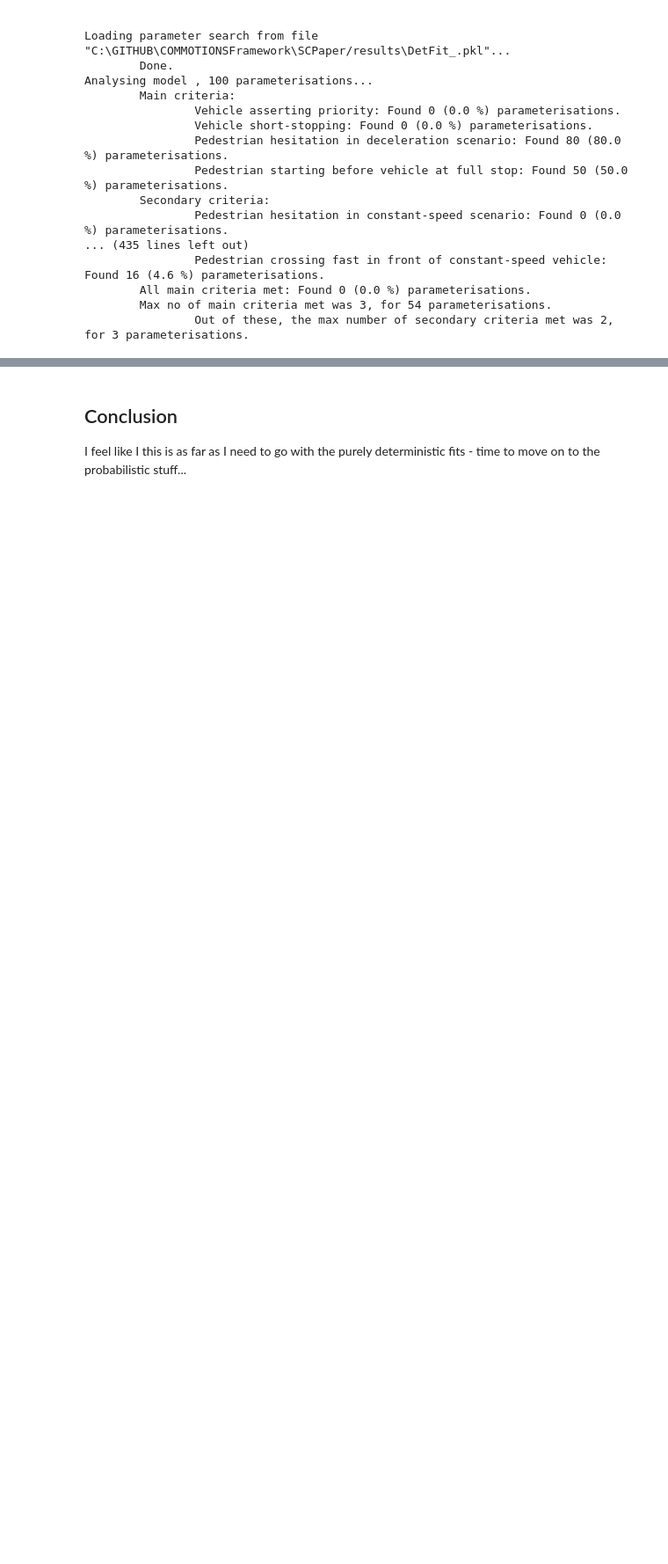
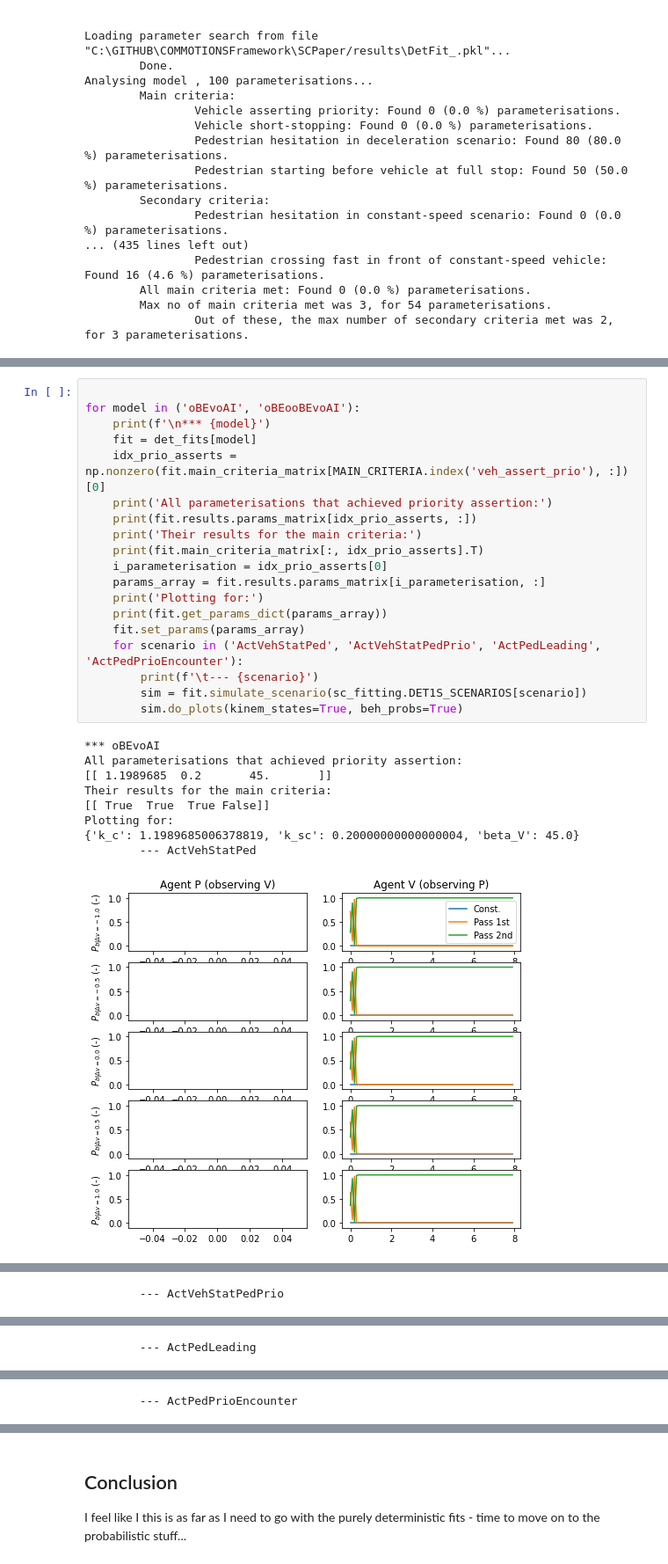
Before and after one commit to gmarkkula/COMMOTIONSFramework, a Jupyter notebook: diary notebooks/2021-10-29 Same integration-based deterministic fits again, with expanded grid.ipynb, the cells around one changed output, grey strips where cells are left out. Shown at 88% size. Cells and saved outputs as stored; diff of their text form; blank space fills up the shorter version.

```diff
--- a/diary notebooks/2021-10-29 Same integration-based deterministic fits again, with expanded grid.ipynb
+++ b/diary notebooks/2021-10-29 Same integration-based deterministic fits again, with expanded grid.ipynb
@@ -75,0 +82,29 @@ for model in ('oVAaoVAloBEvoAI', 'oVAaoVAloBEooBEvoAI'):
+# %%
+
+for model in ('oBEvoAI', 'oBEooBEvoAI'):
+    print(f'\n*** {model}')
+    fit = det_fits[model]
+    idx_prio_asserts = np.nonzero(fit.main_criteria_matrix[MAIN_CRITERIA.index('veh_assert_prio'), :])[0]
+    print('All parameterisations that achieved priority assertion:')
+    print(fit.results.params_matrix[idx_prio_asserts, :])
+    print('Their results for the main criteria:')
+    print(fit.main_criteria_matrix[:, idx_prio_asserts].T)
+    i_parameterisation = idx_prio_asserts[0]
+    params_array = fit.results.params_matrix[i_parameterisation, :]
+    print('Plotting for:')
+    print(fit.get_params_dict(params_array))
+    fit.set_params(params_array)
+    for scenario in ('ActVehStatPed', 'ActVehStatPedPrio', 'ActPedLeading', 'ActPedPrioEncounter'):
+        print(f'\t--- {scenario}')
+        sim = fit.simulate_scenario(sc_fitting.DET1S_SCENARIOS[scenario])
+        sim.do_plots(kinem_states=True, beh_probs=True)
+# %% [output]
+*** oBEvoAI
+All parameterisations that achieved priority assertion:
+[[ 1.1989685  0.2       45.       ]]
+Their results for the main criteria:
+[[ True  True  True False]]
+Plotting for:
+{'k_c': 1.1989685006378819, 'k_sc': 0.20000000000000004, 'beta_V': 45.0}
+        --- ActVehStatPed
+[figure, added]
@@ -75,0 +112 @@ for model in ('oVAaoVAloBEvoAI', 'oVAaoVAloBEooBEvoAI'):
+        --- ActVehStatPedPrio
@@ -75,0 +115 @@ for model in ('oVAaoVAloBEvoAI', 'oVAaoVAloBEooBEvoAI'):
+        --- ActPedLeading
@@ -75,0 +118 @@ for model in ('oVAaoVAloBEvoAI', 'oVAaoVAloBEooBEvoAI'):
+        --- ActPedPrioEncounter
```
Also changed, not shown: parts of 4 cells of this notebook.
